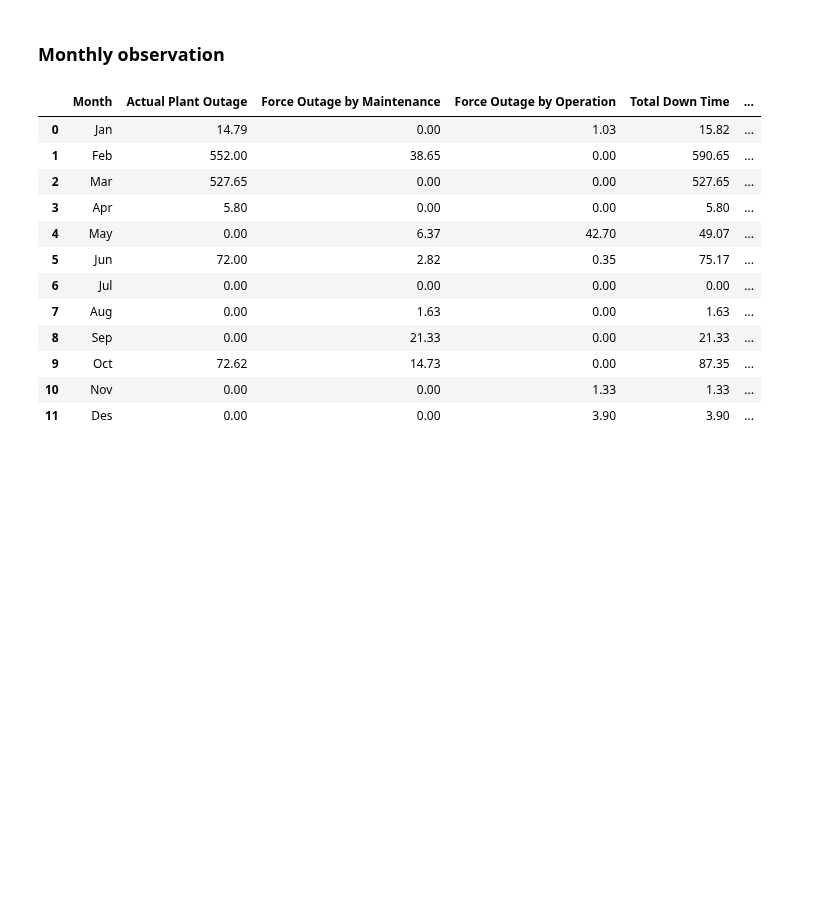
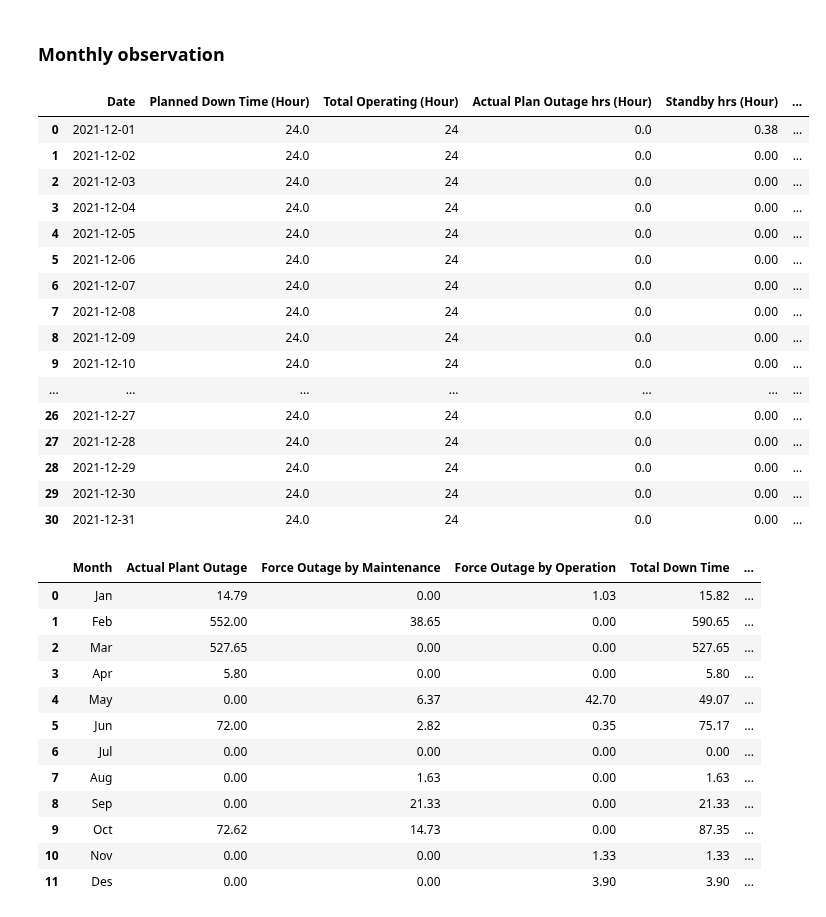
Before and after one commit to mekatronik-achmadi/Predict-CBM, a Jupyter notebook: Vale/Docs/DataPA/pa_data_analysis.ipynb, the cells around one changed output. Saved outputs shown, nothing was run; the diff lists cells and outputs as text; code cells hidden in the pictures; blank space fills up the shorter version.

Commit message:
update on abnormal data extraction

```diff
--- a/Vale/Docs/DataPA/pa_data_analysis.ipynb
+++ b/Vale/Docs/DataPA/pa_data_analysis.ipynb
@@ -27,10 +27,3 @@ pa_data
 | 2553 | 2023-12-28 | 0.48 | 24 | 0.0 | 0.0 | ... |
 | 2554 | 2023-12-29 | 0.48 | 24 | 0.0 | 0.0 | ... |
 2555 rows × 18 columns
-# %%
-# select range of data (if necessary)
-start_time = pd.to_datetime('2019-12-28')
-end_time = pd.to_datetime('2020-10-15')
-
-pa_data = pa_data[(pa_data['Date']>=start_time) & (pa_data['Date']<=end_time)]
-pa_data
@@ -278,23 +252,42 @@ fig.tight_layout()
 # %%
 # dividing data on each month
 def month_frame_segmentation(data):
     year = data['Date'][0].year
     idx_month = np.arange(1, 13)
     segmented_data = []
     for i in range(len(idx_month)):
         frame = str(year) + '-' + f"{i+1:02}"
         segmented = pa_data[pa_data['Date'].dt.strftime('%Y-%m') == frame]
         segmented.reset_index(drop=True, inplace=True)
 
         segmented_data.append(segmented)
 
     return segmented_data
 
 # analyze data on 2021 (idx = 4)
 pa_data_segmented_month = month_frame_segmentation(pa_data_segmented[4])
+pa_data_segmented_month[11]
 
 #a = start[0].to_pydatetime()
 #a.strftime("%B")
+# %% [output]
+|  | Date | Planned Down Time (Hour) | Total Operating (Hour) | Actual Plan Outage hrs (Hour) | Standby hrs (Hour) | ... |
+| 0 | 2021-12-01 | 24.0 | 24 | 0.0 | 0.38 | ... |
+| 1 | 2021-12-02 | 24.0 | 24 | 0.0 | 0.00 | ... |
+| 2 | 2021-12-03 | 24.0 | 24 | 0.0 | 0.00 | ... |
+| 3 | 2021-12-04 | 24.0 | 24 | 0.0 | 0.00 | ... |
+| 4 | 2021-12-05 | 24.0 | 24 | 0.0 | 0.00 | ... |
+| 5 | 2021-12-06 | 24.0 | 24 | 0.0 | 0.00 | ... |
+| 6 | 2021-12-07 | 24.0 | 24 | 0.0 | 0.00 | ... |
+| 7 | 2021-12-08 | 24.0 | 24 | 0.0 | 0.00 | ... |
+| 8 | 2021-12-09 | 24.0 | 24 | 0.0 | 0.00 | ... |
+| 9 | 2021-12-10 | 24.0 | 24 | 0.0 | 0.00 | ... |
+| ... | ... | ... | ... | ... | ... | ... |
+| 26 | 2021-12-27 | 24.0 | 24 | 0.0 | 0.00 | ... |
+| 27 | 2021-12-28 | 24.0 | 24 | 0.0 | 0.00 | ... |
+| 28 | 2021-12-29 | 24.0 | 24 | 0.0 | 0.00 | ... |
+| 29 | 2021-12-30 | 24.0 | 24 | 0.0 | 0.00 | ... |
+| 30 | 2021-12-31 | 24.0 | 24 | 0.0 | 0.00 | ... |
 # %%
 # creating dataframe with monthly statistic data
 observed_month = ['Jan', 'Feb', 'Mar', 'Apr', 'May', 'Jun', 'Jul', 'Aug', 'Sep', 'Oct', 'Nov', 'Des']
```
Also changed, not shown: parts of 6 cells of this notebook.
